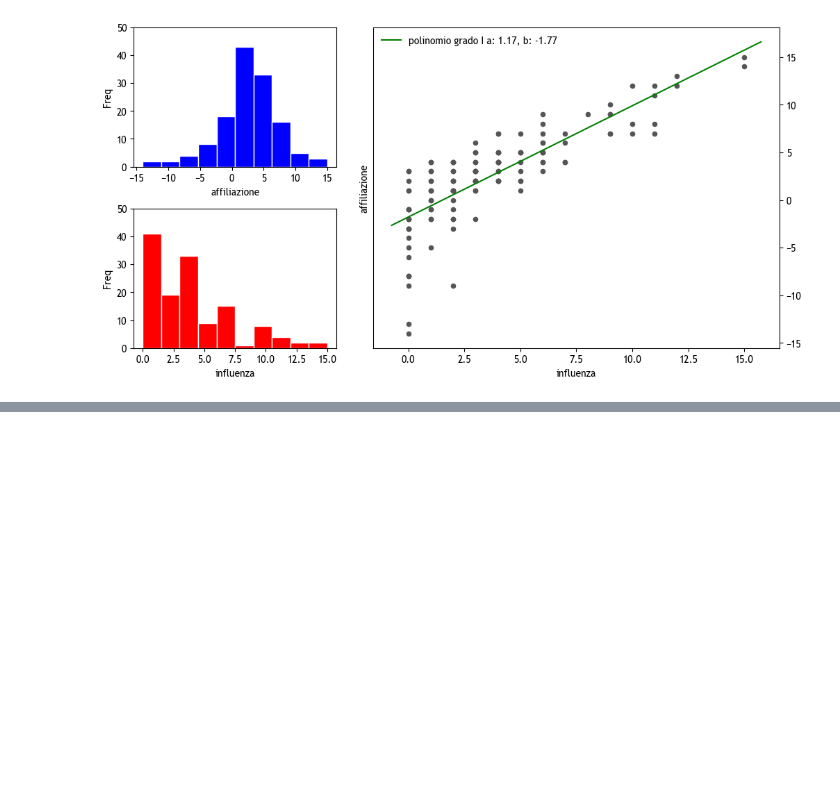
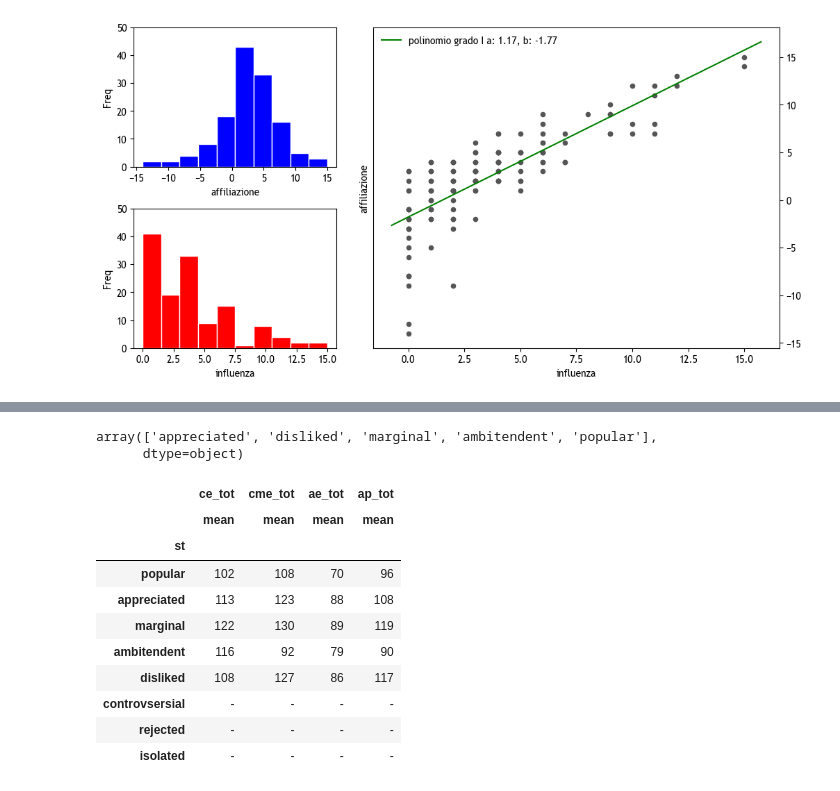
Before and after one commit to alkaest2002/abgrid, a Jupyter notebook: ipython/eda.ipynb, the cells around one changed output, grey strips where cells are left out. Saved outputs shown, nothing was run; the diff lists cells and outputs as text; code cells hidden in the pictures; blank space fills up the shorter version.

```diff
--- a/ipython/eda.ipynb
+++ b/ipython/eda.ipynb
@@ -104,0 +108,42 @@ for idx, (label, group_data) in enumerate(data.groupby(by="ac_raw_stu_i")):
+# %%
+columns = accme.filter(regex=r".*_tot").columns.to_list()
+agg = ["mean"]
+
+def get_table(data, columns, grouper, style=True):
+    table =  (
+        data.loc[:, columns]
+            .groupby(grouper, observed=True)
+            .agg(agg)
+    )
+    if style:
+       return table.style.format(precision=1, na_rep="-")
+    return table
+# %%
+grouper = "st"
+display(df["st"].unique())
+(get_table(df, ["st", *columns ], grouper, False)
+    .reindex([
+        "popular",
+        "appreciated",
+        "marginal",
+        "ambitendent",
+        "disliked",
+        "controvsersial",
+        "rejected",
+        "isolated"
+    ]).style.format(precision=0, na_rep="-")
+)
+# %% [output]
+array(['appreciated', 'disliked', 'marginal', 'ambitendent', 'popular'],
+      dtype=object)
+|  | ce_tot | cme_tot | ae_tot | ap_tot |
+|  | mean | mean | mean | mean |
+| st |  |  |  |  |
+| popular | 102 | 108 | 70 | 96 |
+| appreciated | 113 | 123 | 88 | 108 |
+| marginal | 122 | 130 | 89 | 119 |
+| ambitendent | 116 | 92 | 79 | 90 |
+| disliked | 108 | 127 | 86 | 117 |
+| controvsersial | - | - | - | - |
+| rejected | - | - | - | - |
+| isolated | - | - | - | - |
```
Also changed, not shown: parts of 19 cells of this notebook, 3 other files.
